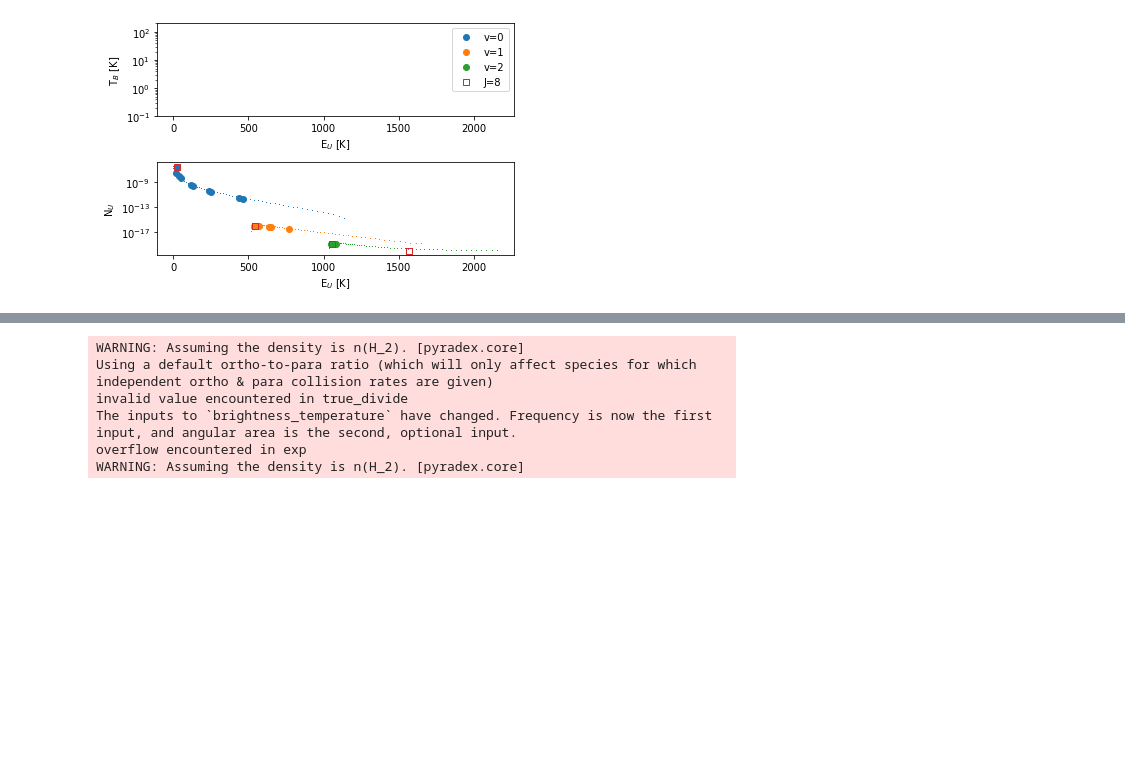
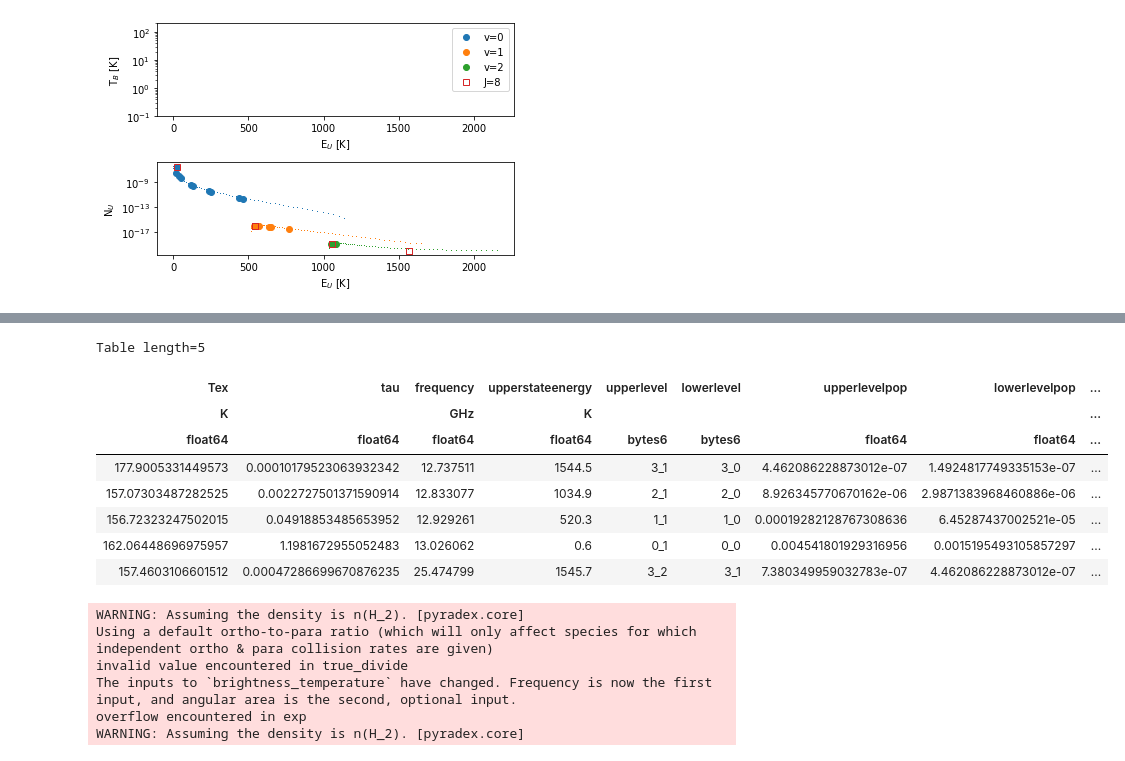
Before and after one commit to keflavich/saltmining, a Jupyter notebook: notebooks/OrionModelPredictions.ipynb, the cells around one changed output, grey strips where cells are left out. Drawn from its saved outputs; the diff is of its cells as text; code cells hidden in the pictures; blank space fills up the shorter version.

```diff
--- a/notebooks/OrionModelPredictions.ipynb
+++ b/notebooks/OrionModelPredictions.ipynb
@@ -232,0 +309,3 @@ tbl
+# %%
+(rr(density=1e8*u.cm**-3, column=2e16*u.cm**-2, temperature=200, tbg=None))[:5]
+# %% [output]
@@ -233,3 +313,12 @@ tbl
+Table length=5
+| Tex | tau | frequency | upperstateenergy | upperlevel | lowerlevel | upperlevelpop | lowerlevelpop | ... |
+| K |  | GHz | K |  |  |  |  | ... |
+| float64 | float64 | float64 | float64 | bytes6 | bytes6 | float64 | float64 | ... |
+| 177.9005331449573 | 0.00010179523063932342 | 12.737511 | 1544.5 | 3_1 | 3_0 | 4.462086228873012e-07 | 1.4924817749335153e-07 | ... |
+| 157.07303487282525 | 0.0022727501371590914 | 12.833077 | 1034.9 | 2_1 | 2_0 | 8.926345770670162e-06 | 2.9871383968460886e-06 | ... |
+| 156.72323247502015 | 0.04918853485653952 | 12.929261 | 520.3 | 1_1 | 1_0 | 0.00019282128767308636 | 6.45287437002521e-05 | ... |
+| 162.06448696975957 | 1.1981672955052483 | 13.026062 | 0.6 | 0_1 | 0_0 | 0.004541801929316956 | 0.0015195493105857297 | ... |
+| 157.4603106601512 | 0.00047286699670876235 | 25.474799 | 1545.7 | 3_2 | 3_1 | 7.380349959032783e-07 | 4.462086228873012e-07 | ... |
 # %%
 %run /orange/adamginsburg/salt/Orion_ALMA_2016.1.00165.S/analysis/dust_obscuration_test.py
 # %% [output]
```
Also changed, not shown: parts of 6 cells of this notebook, 2 other files.
